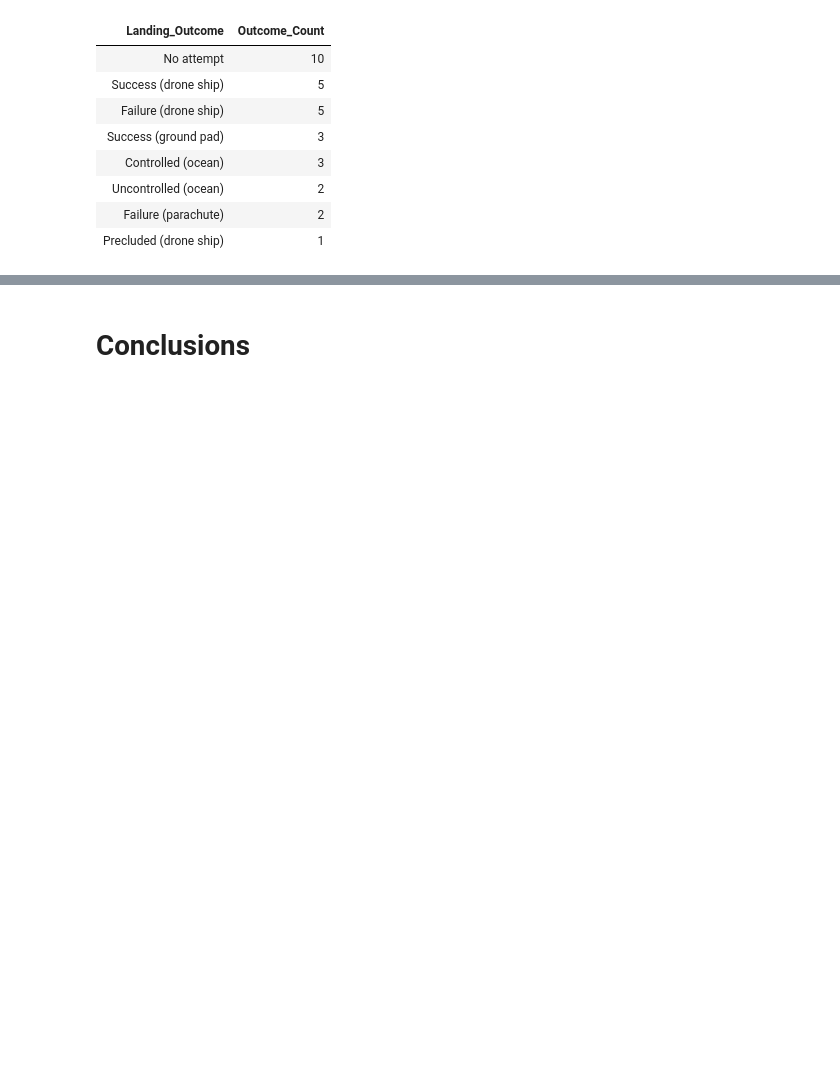
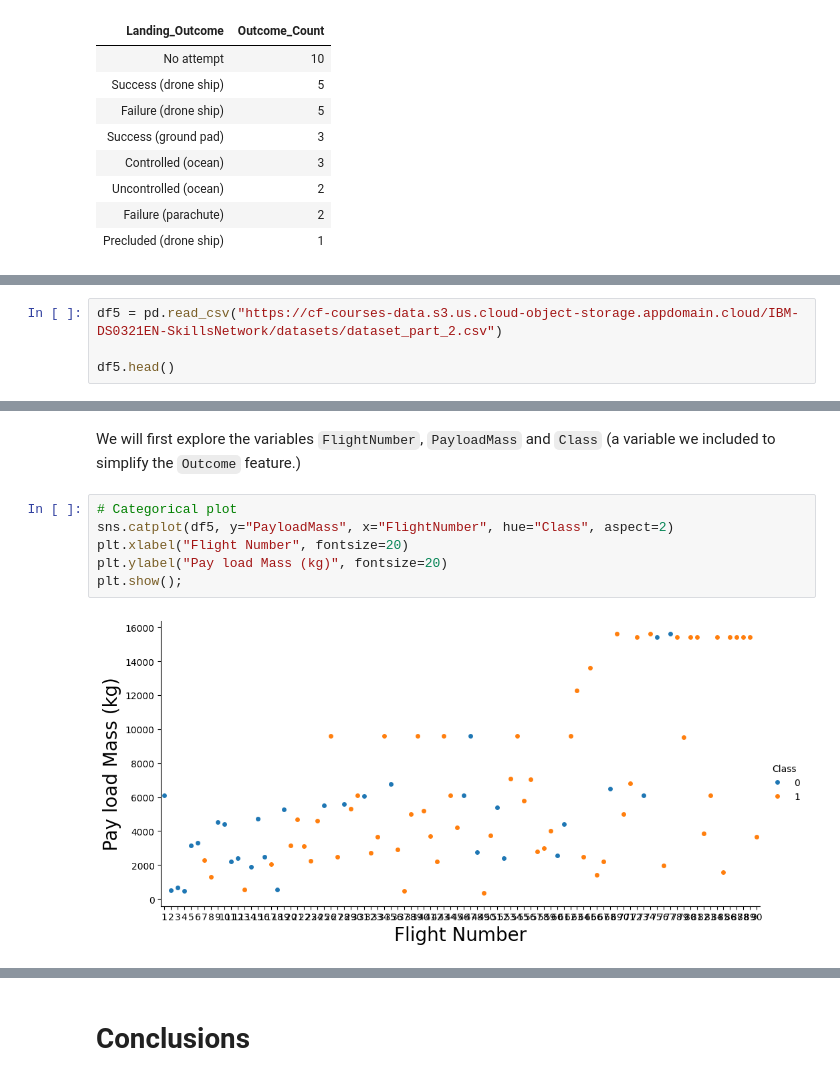
Before and after one commit to MikiasHWT/ibm_cert, a Jupyter notebook: Blank_Template.ipynb, the cells around one changed output, grey strips where cells are left out. Cells and saved outputs as stored; diff of their text form; blank space fills up the shorter version.

```diff
--- a/Blank_Template.ipynb
+++ b/Blank_Template.ipynb
@@ -1229,0 +1248,4 @@ Done.
+# %%
+df5 = pd.read_csv("https://cf-courses-data.s3.us.cloud-object-storage.appdomain.cloud/IBM-DS0321EN-SkillsNetwork/datasets/dataset_part_2.csv")
+
+df5.head()
@@ -1229,0 +1259,10 @@ Done.
+# %% [markdown]
+We will first explore the variables `FlightNumber`, `PayloadMass` and `Class` (a variable we included to simplify the `Outcome` feature.)
+# %%
+# Categorical plot
+sns.catplot(df5, y="PayloadMass", x="FlightNumber", hue="Class", aspect=2)
+plt.xlabel("Flight Number", fontsize=20)
+plt.ylabel("Pay load Mass (kg)", fontsize=20)
+plt.show();
+# %% [output]
+[figure, added]
```
Also changed, not shown: parts of 60 cells of this notebook, 14 other files.
